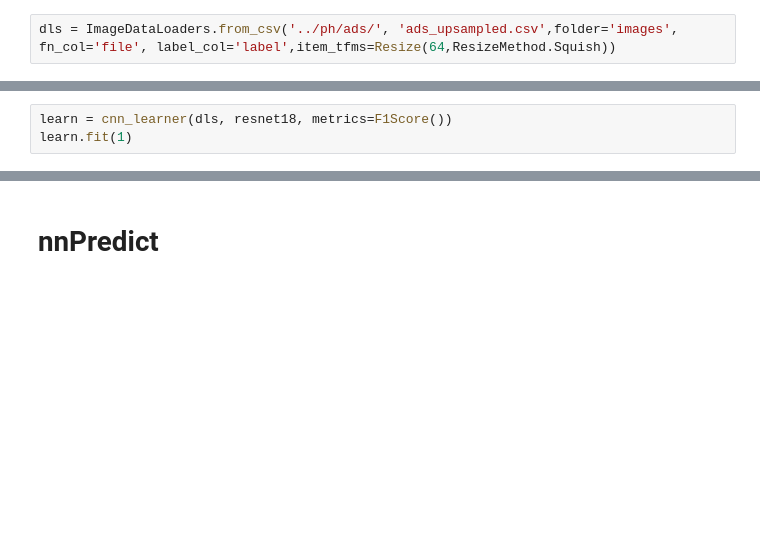
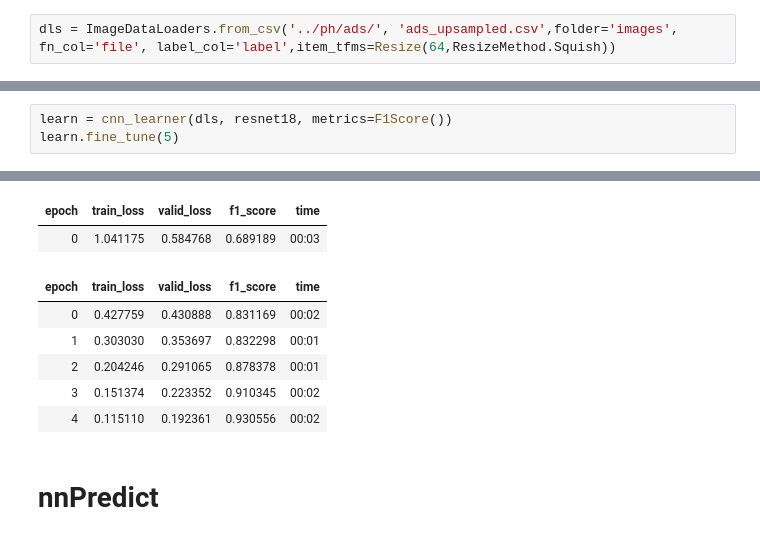
Before and after one commit to Living-with-machines/nnanno, a Jupyter notebook: nbs/03_inference.ipynb, the cells around one changed output, grey strips where cells are left out. Cells and saved outputs as stored; diff of their text form; blank space fills up the shorter version.

```diff
--- a/nbs/03_inference.ipynb
+++ b/nbs/03_inference.ipynb
@@ -50,4 +47,4 @@ dls.show_batch()
 # %%
 learn = cnn_learner(dls, resnet18, metrics=F1Score())
-learn.fit(1)
+learn.fine_tune(5)
 # %% [output]
@@ -55,3 +51,11 @@ learn.fit(1)
+| epoch | train_loss | valid_loss | f1_score | time |
+| 0 | 1.041175 | 0.584768 | 0.689189 | 00:03 |
+| epoch | train_loss | valid_loss | f1_score | time |
+| 0 | 0.427759 | 0.430888 | 0.831169 | 00:02 |
+| 1 | 0.303030 | 0.353697 | 0.832298 | 00:01 |
+| 2 | 0.204246 | 0.291065 | 0.878378 | 00:01 |
+| 3 | 0.151374 | 0.223352 | 0.910345 | 00:02 |
+| 4 | 0.115110 | 0.192361 | 0.930556 | 00:02 |
 # %% [markdown]
 # nnPredict
 # %% [markdown]
```
Also changed, not shown: parts of 11 cells of this notebook, 3 other files.
